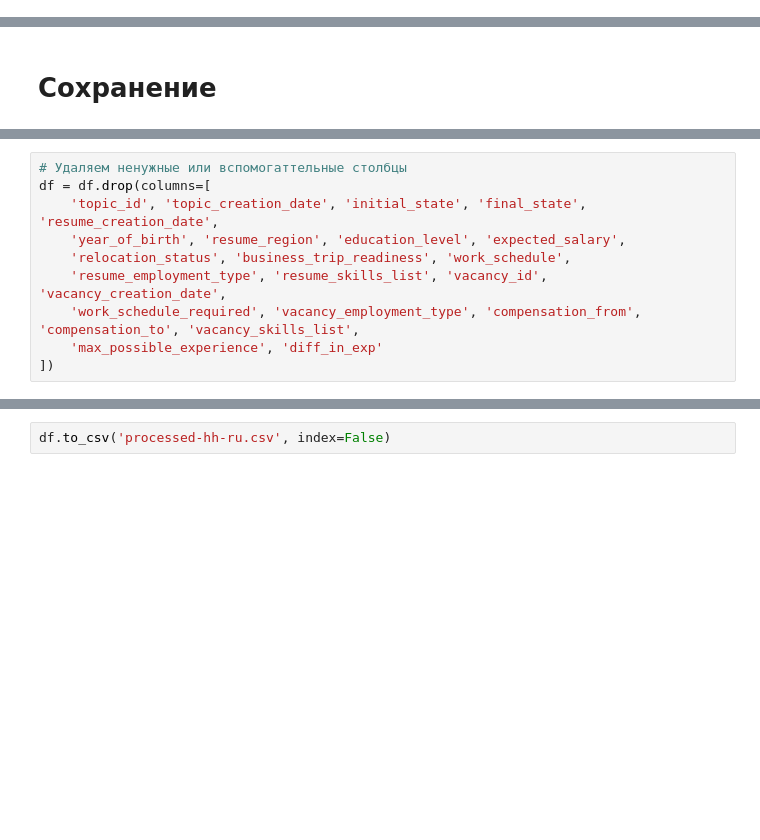
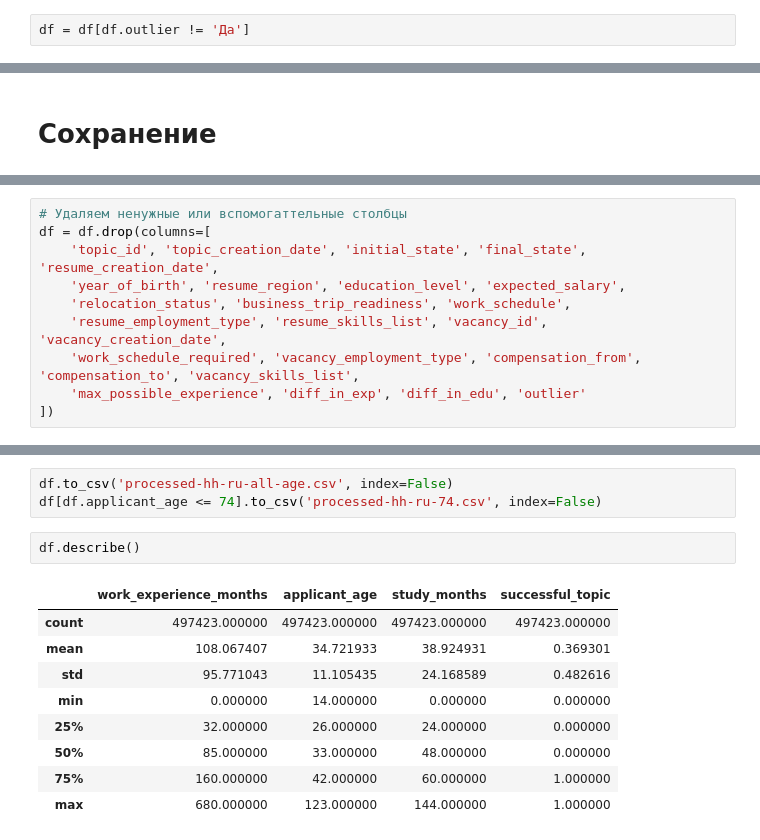
Before and after one commit to listens-to-spotify/-DA-NO-, a Jupyter notebook: preprocessing.ipynb, the cells around one changed output, grey strips where cells are left out. Drawn from its saved outputs; the diff is of its cells as text; blank space fills up the shorter version.

```diff
--- a/preprocessing.ipynb
+++ b/preprocessing.ipynb
@@ -260,6 +260,8 @@ a.legend(handles, labels, title='Выброс', fontsize=12, title_fontsize=14)
 plt.show()
 # %% [output]
 [figure]
+# %%
+df = df[df.outlier != 'Да']
 # %%
 print(f'Удалено {round(100 - df.shape[0]/df_orig.shape[0]*100, 2)}% строк ({df_orig.shape[0] - df.shape[0]} строк)')
 print(f'Осталось для анализа {df.shape[0]} строк')
@@ -290,5 +292,5 @@ df = df.drop(columns=[
     'relocation_status', 'business_trip_readiness', 'work_schedule',
     'resume_employment_type', 'resume_skills_list', 'vacancy_id', 'vacancy_creation_date',
     'work_schedule_required', 'vacancy_employment_type', 'compensation_from', 'compensation_to', 'vacancy_skills_list',
-    'max_possible_experience', 'diff_in_exp'
+    'max_possible_experience', 'diff_in_exp', 'diff_in_edu', 'outlier'
 ])
@@ -312,2 +316,15 @@ df
 # %%
-df.to_csv('processed-hh-ru.csv', index=False)
+df.to_csv('processed-hh-ru-all-age.csv', index=False)
+df[df.applicant_age <= 74].to_csv('processed-hh-ru-74.csv', index=False)
+# %%
+df.describe()
+# %% [output]
+|  | work_experience_months | applicant_age | study_months | successful_topic |
+| count | 497423.000000 | 497423.000000 | 497423.000000 | 497423.000000 |
+| mean | 108.067407 | 34.721933 | 38.924931 | 0.369301 |
+| std | 95.771043 | 11.105435 | 24.168589 | 0.482616 |
+| min | 0.000000 | 14.000000 | 0.000000 | 0.000000 |
+| 25% | 32.000000 | 26.000000 | 24.000000 | 0.000000 |
+| 50% | 85.000000 | 33.000000 | 48.000000 | 0.000000 |
+| 75% | 160.000000 | 42.000000 | 60.000000 | 1.000000 |
+| max | 680.000000 | 123.000000 | 144.000000 | 1.000000 |
```
Also changed, not shown: parts of 9 cells of this notebook.
